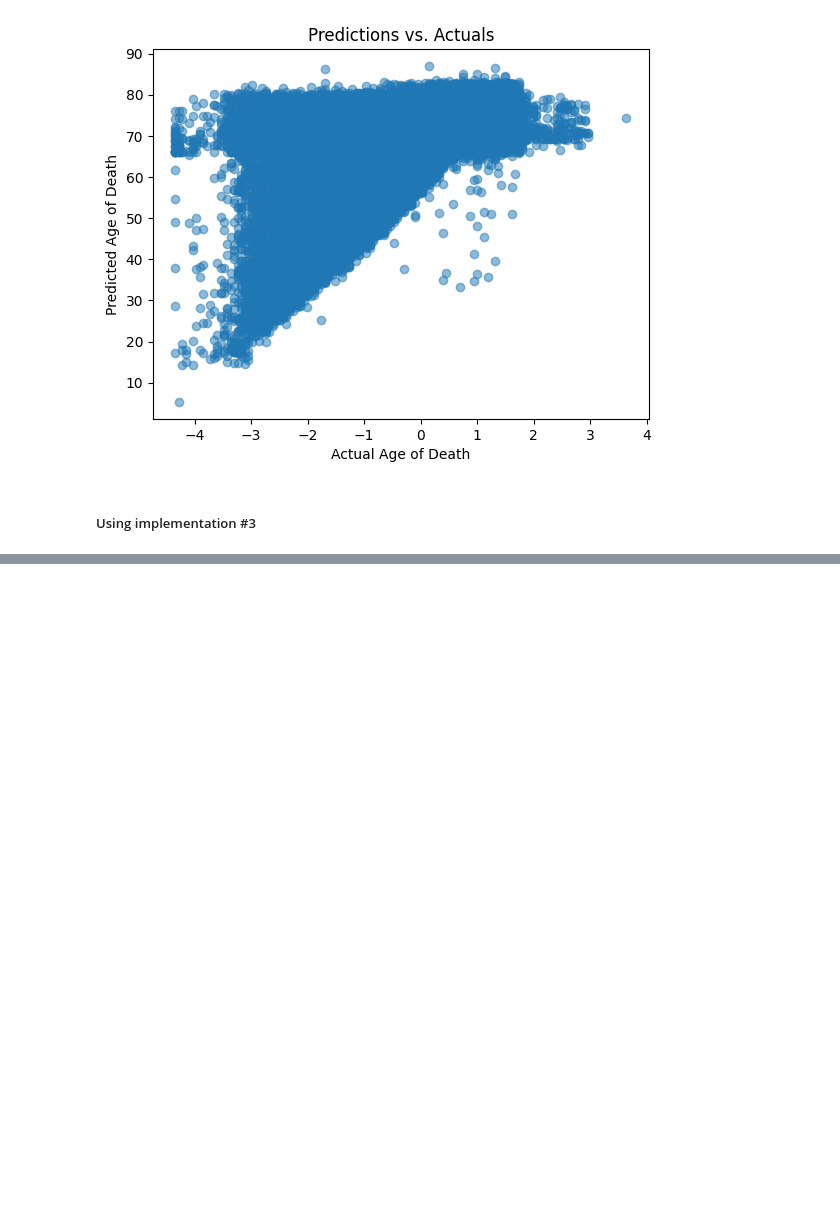
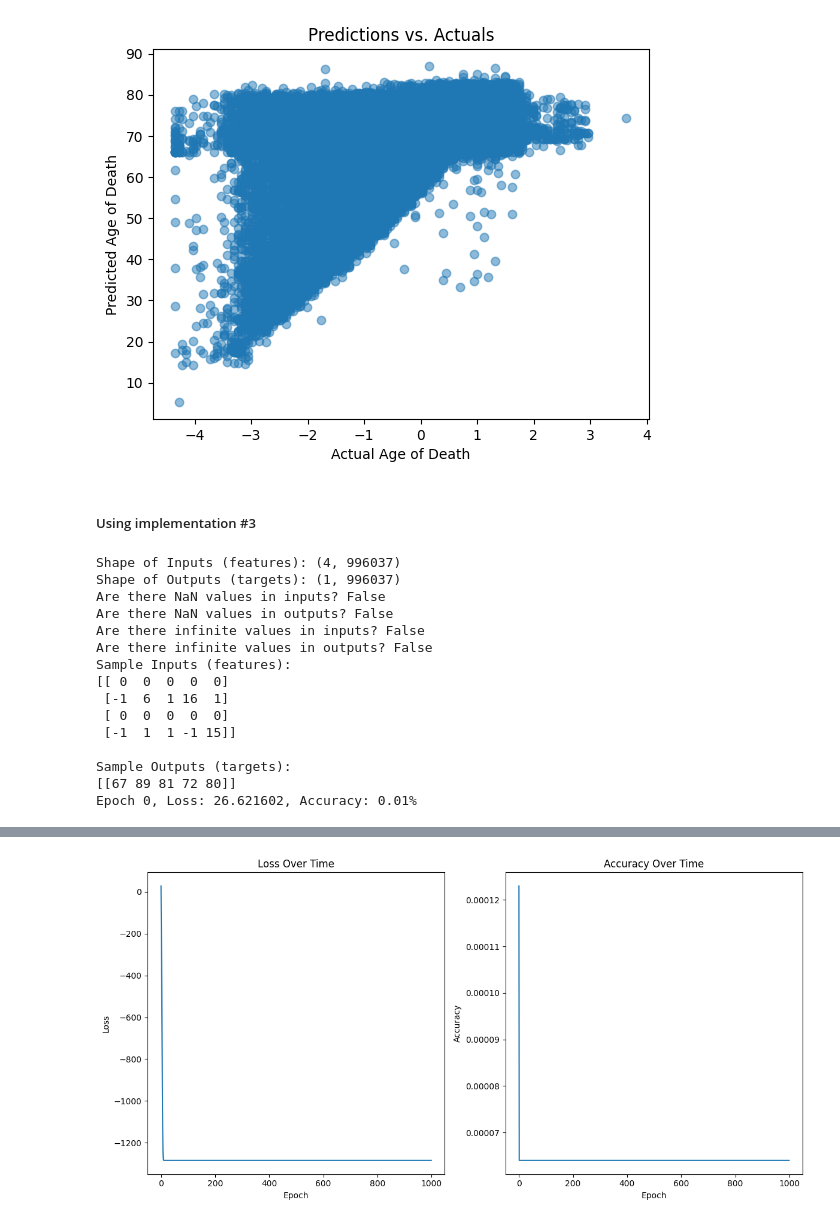
Before and after one commit to JamesHudsonn/3804ICT-Age-Analysis, a Jupyter notebook: neural_network.ipynb, the cells around one changed output, grey strips where cells are left out. Drawn from its saved outputs; the diff is of its cells as text; code cells hidden in the pictures; blank space fills up the shorter version.

```diff
--- a/neural_network.ipynb
+++ b/neural_network.ipynb
@@ -267,3 +426,24 @@ Epoch [100/100], Loss: 0.8375
 [figure]
 # %% [markdown]
 ##### Using implementation #3
+# %%
+features = ['Gender_encoded', 'Occupation_encoded', 'Birth year', 'Associated Countries_encoded']
+target = 'Age of death'
+
+trained_nn = run_self_nn(features, target, data)
+# %% [output]
+Shape of Inputs (features): (4, 996037)
+Shape of Outputs (targets): (1, 996037)
+Are there NaN values in inputs? False
+Are there NaN values in outputs? False
+Are there infinite values in inputs? False
+Are there infinite values in outputs? False
+Sample Inputs (features):
+[[ 0  0  0  0  0]
+ [-1  6  1 16  1]
+ [ 0  0  0  0  0]
+ [-1  1  1 -1 15]]
+
+Sample Outputs (targets):
+[[67 89 81 72 80]]
+Epoch 0, Loss: 26.621602, Accuracy: 0.01%
@@ -269,0 +467 @@ Epoch [100/100], Loss: 0.8375
+[figure, added]
```
Also changed, not shown: parts of 9 cells of this notebook.
